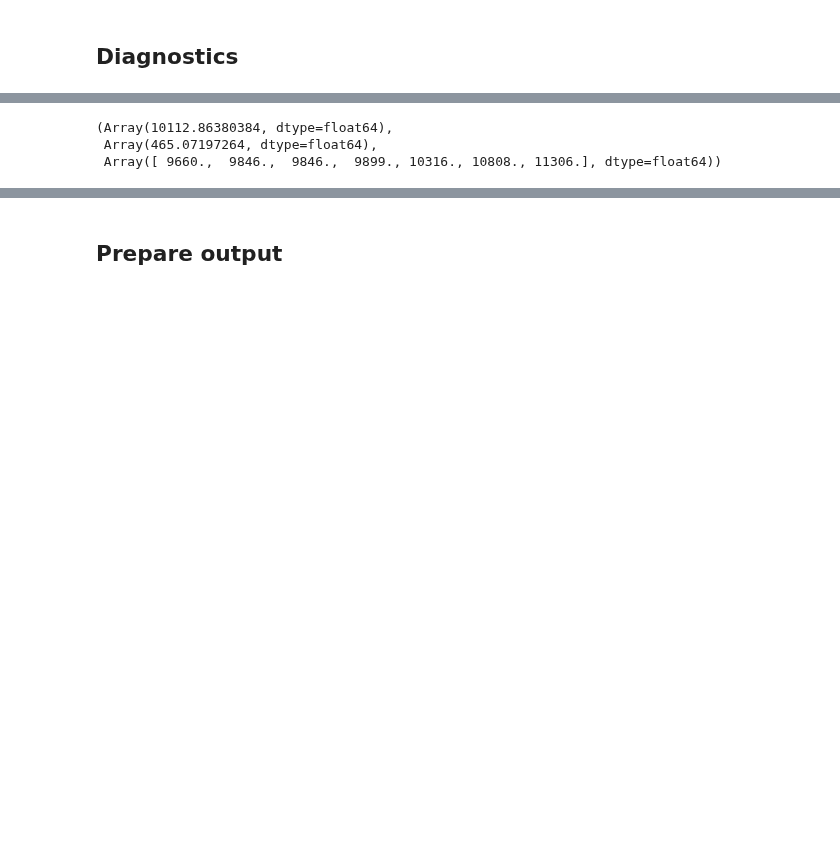
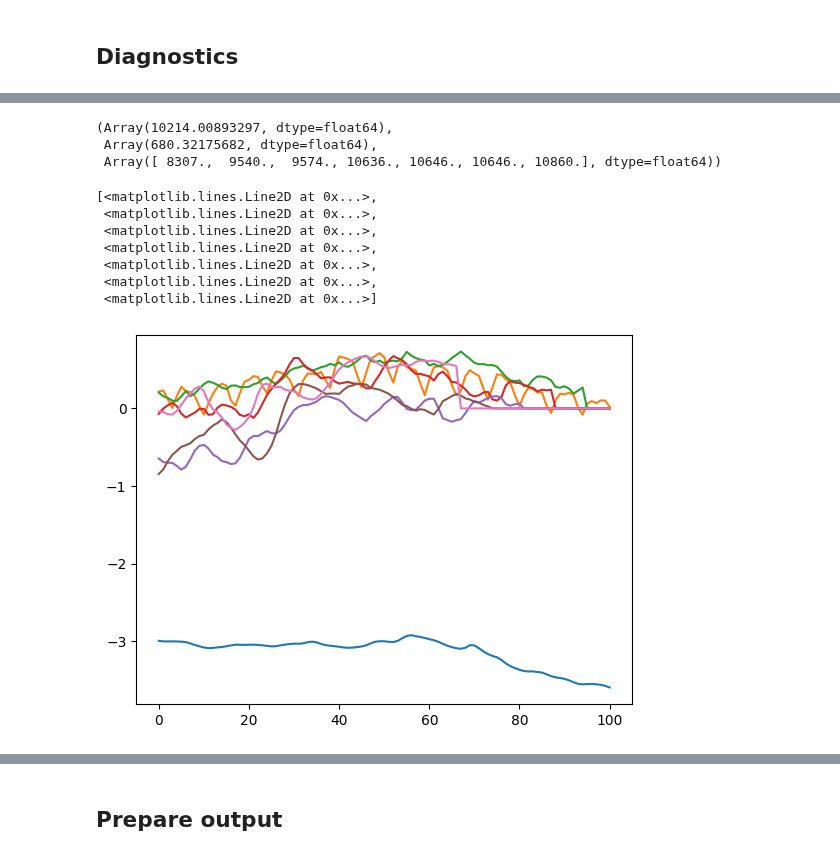
Before and after one commit to stefanheyder/dissertation, a Jupyter notebook: nbs/4 Models/4.3 Nowcasting hospitalizations/22_nowcasting_new.ipynb, the cells around one changed output, grey strips where cells are left out. Saved outputs shown, nothing was run; the diff lists cells and outputs as text; code cells hidden in the pictures; blank space fills up the shorter version.

```diff
--- a/nbs/4 Models/4.3 Nowcasting hospitalizations/22_nowcasting_new.ipynb
+++ b/nbs/4 Models/4.3 Nowcasting hospitalizations/22_nowcasting_new.ipynb
@@ -343,14 +409,28 @@ Dates with big results: ['2021-12-08']
 # %%
-date_to_investigate = date(2021, 12, 7)
+date_to_investigate = date(2021, 12, 4)
 
 config = Configuration.from_dates(
     start=date_to_investigate - timedelta(days=n_days_back),
     end=date_to_investigate,
     n_delay=7,
 )
-result = nowcast_hospitalizations(config)
+config = config._replace(n_weekday=0)
+result, debugging_info = nowcast_hospitalizations(config)
 result[0][-1], result[1][-1], result[2][:, -1]
 # %% [output]
-(Array(10112.86380384, dtype=float64),
- Array(465.07197264, dtype=float64),
- Array([ 9660.,  9846.,  9846.,  9899., 10316., 10808., 11306.], dtype=float64))
+(Array(10214.00893297, dtype=float64),
+ Array(680.32175682, dtype=float64),
+ Array([ 8307.,  9540.,  9574., 10636., 10646., 10646., 10860.], dtype=float64))
+# %%
+from isssm.laplace_approximation import posterior_mode
+
+plt.plot(posterior_mode(debugging_info.proposal))
+# %% [output]
+[<matplotlib.lines.Line2D at 0x...>,
+ <matplotlib.lines.Line2D at 0x...>,
+ <matplotlib.lines.Line2D at 0x...>,
+ <matplotlib.lines.Line2D at 0x...>,
+ <matplotlib.lines.Line2D at 0x...>,
+ <matplotlib.lines.Line2D at 0x...>,
+ <matplotlib.lines.Line2D at 0x...>]
+[figure, added]
```
Also changed, not shown: parts of 9 cells of this notebook, 21 other files.
